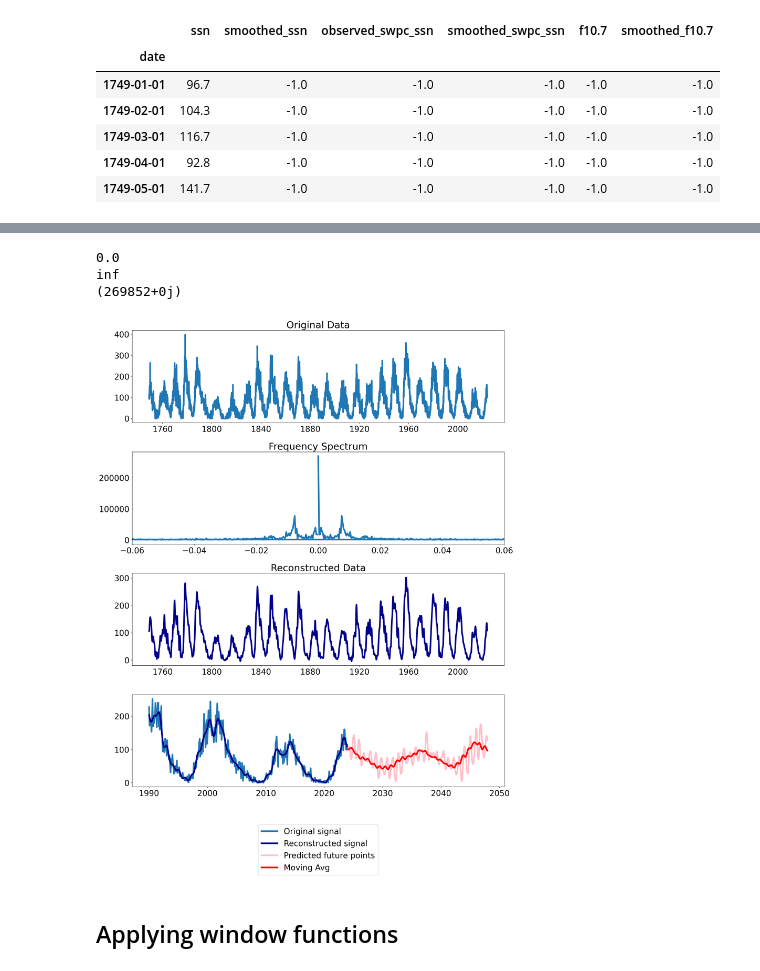
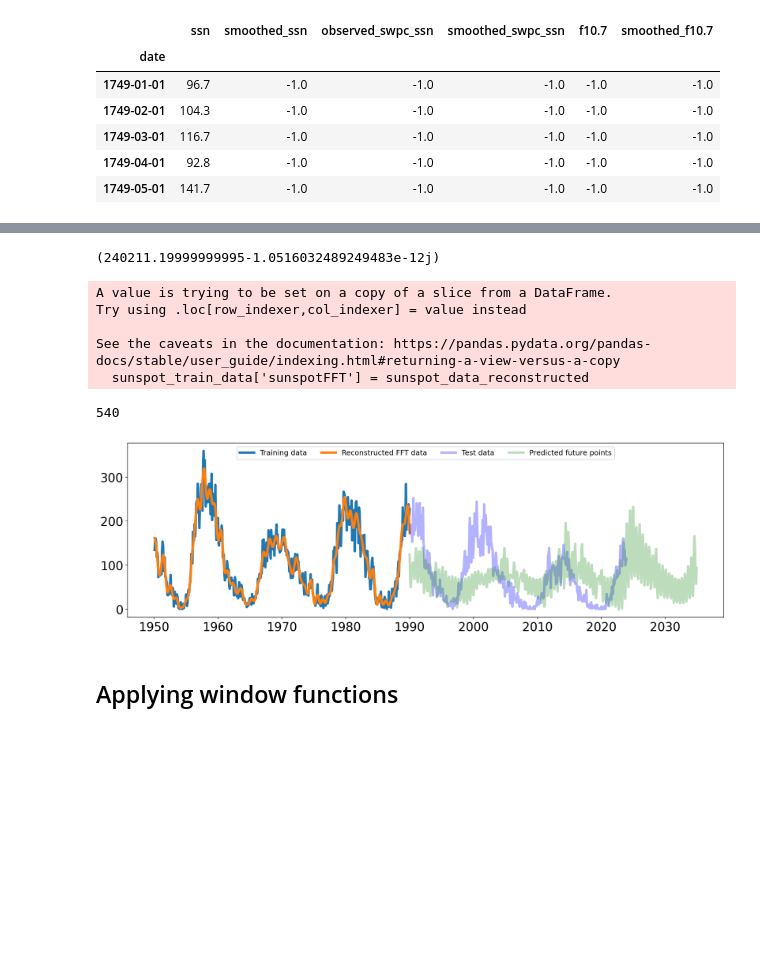
Before and after one commit to levetation/spaceweather, a Jupyter notebook: fft.ipynb, the cells around one changed output, grey strips where cells are left out. Cells and saved outputs as stored; diff of their text form; code cells hidden in the pictures; blank space fills up the shorter version.

```diff
--- a/fft.ipynb
+++ b/fft.ipynb
@@ -39,6 +36,9 @@ dt.head()
 | 1749-04-01 | 92.8 | -1.0 | -1.0 | -1.0 | -1.0 | -1.0 |
 | 1749-05-01 | 141.7 | -1.0 | -1.0 | -1.0 | -1.0 | -1.0 |
 # %%
-sunspot_data = dt['ssn']
-fft_result = np.fft.fft(sunspot_data)
-frequencies = np.fft.fftfreq(len(sunspot_data))
+sunspot_train_data = dt[(dt.index<="1990-01")]
+sunspotNumber_train_data = sunspot_train_data['ssn']
+fft_result = np.fft.fft(sunspotNumber_train_data)
+frequencies = np.fft.fftfreq(len(sunspotNumber_train_data))
+print(sunspot_train_data.index.max())
+print(sunspot_train_data.index.min())
@@ -56,66 +57,62 @@ print(max(np.abs(fft_result)))
 # %%
-# Identify the peak frequency
+# Identify the peak frequency - not needed but interesting to note.
 peak_frequency = np.abs(frequencies[np.argmax(fft_result)])
-print(peak_frequency)
-
-# Calculate the period (inverse of frequency)
-period = 1 / peak_frequency
-print(period)
 
 # Zero out frequencies outside a certain range
 fft_result_filtered = fft_result.copy()
-threshold = 0.08
+threshold = 0.1
 fft_result_filtered[np.abs(frequencies) > threshold] = 0
 print(max(fft_result_filtered))
 
 # Reconstruct the time series
 sunspot_data_reconstructed = np.real(np.fft.ifft(fft_result_filtered))
-dt['sunspot_fft'] = sunspot_data_reconstructed
-
-## Applying a scaling factor to account for lost intensity
-# difference_factor = sunspot_data / np.real(sunspot_data_reconstructed)
-# scaling_factor = difference_factor.mean()
-# sunspot_data_reconstructed_scaled = sunspot_data_reconstructed * scaling_factor
+sunspot_train_data['sunspotFFT'] = sunspot_data_reconstructed
 
 ## Extrapolating the data for n data points
-months = 288
+months = 540 # 24 years ~ 2 cycles
+
 future_points = np.real(np.fft.ifft(np.pad(fft_result_filtered, (0, months))))
-future_data_time_index = pd.date_range(start=dt.index[-1] + pd.DateOffset(months=1), periods=months, freq = 'MS')
+future_data_time_index = pd.date_range(start=sunspot_train_data.index[-1] + pd.DateOffset(months=0), periods=months, freq = 'MS')
 
 window_size = 20  # Adjust as needed
 smoothed_future_points = np.convolve(future_points, np.ones(window_size)/window_size, mode='valid')
 # %% [output]
-0.0
-inf
-(269852+0j)
+(240211.19999999995-1.0516032489249483e-12j)
+A value is trying to be set on a copy of a slice from a DataFrame.
+Try using .loc[row_indexer,col_indexer] = value instead
+
+See the caveats in the documentation: https://pandas.pydata.org/pandas-docs/stable/user_guide/indexing.html#returning-a-view-versus-a-copy
+  sunspot_train_data['sunspotFFT'] = sunspot_data_reconstructed
+# %%
+years = 45
+months = years*12
+print(months)
+# %% [output]
+540
 # %%
 # Plot properties
-x_width, y_width = 15, 20
+x_width, y_width = 15, 5
 
 # Create plot
-fig, ax = plt.subplots(4, 1, figsize=(x_width, y_width), dpi=150)
+fig, ax = plt.subplots(1, 1, figsize=(x_width, y_width), dpi=150)
 
-ax[0].plot(sunspot_data)
-ax[0].set_title('Original Data')
+date1 = '1950'
+cut_off_date = '1990'
 
-ax[1].plot(frequencies, np.abs(fft_result))
-ax[1].set_title('Frequency Spectrum')
-ax[1].set_xlim(-0.06, 0.06)
+ax.plot(sunspot_train_data[(sunspot_train_data.index>date1)]['ssn'], label='Training data')
+ax.plot(sunspot_train_data[(sunspot_train_data.index>date1)]['sunspotFFT'], label='Reconstructed FFT data')
 
-ax[2].plot(dt['sunspot_fft'], color='darkblue')
-ax[2].set_title('Reconstructed Data')
+ax.plot(dt[(dt.index>cut_off_date)]['ssn'], label='Test data', alpha=0.3, color='blue')
 
-sunspotFFT = dt['sunspot_fft']
-ax[3].plot(sunspot_data[(sunspot_data.index>='1990')], label='Original signal')
-ax[3].plot(sunspotFFT[(sunspotFFT.index>='1990')], color='darkblue', label='Reconstructed signal')
-ax[3].plot(future_data_time_index, future_points[:len(future_data_time_index)], color='pink', label='Predicted future points')
-ax[3].plot(future_data_time_index, smoothed_future_points[:len(future_data_time_index)], color='red', label='Moving Avg')
-ax[3].legend(bbox_to_anchor =(0.5,-1), loc='lower center')
+ax.plot(future_data_time_index, future_points[:len(future_data_time_index)], color='forestgreen', label='Predicted future points', alpha=0.3)
+# ax.plot(future_data_time_index, smoothed_future_points[:len(future_data_time_index)], color='red', label='Moving average')
+
+ax.legend(loc='upper center', ncol=4, fontsize=12)
 
 plt.tight_layout()
 plt.show()
 # %% [output]
-[figure, old version]
+[figure, new version]
 # %% [markdown]
 ## Applying window functions
 # %%
```
Also changed, not shown: parts of 4 cells of this notebook, 1 other file.
